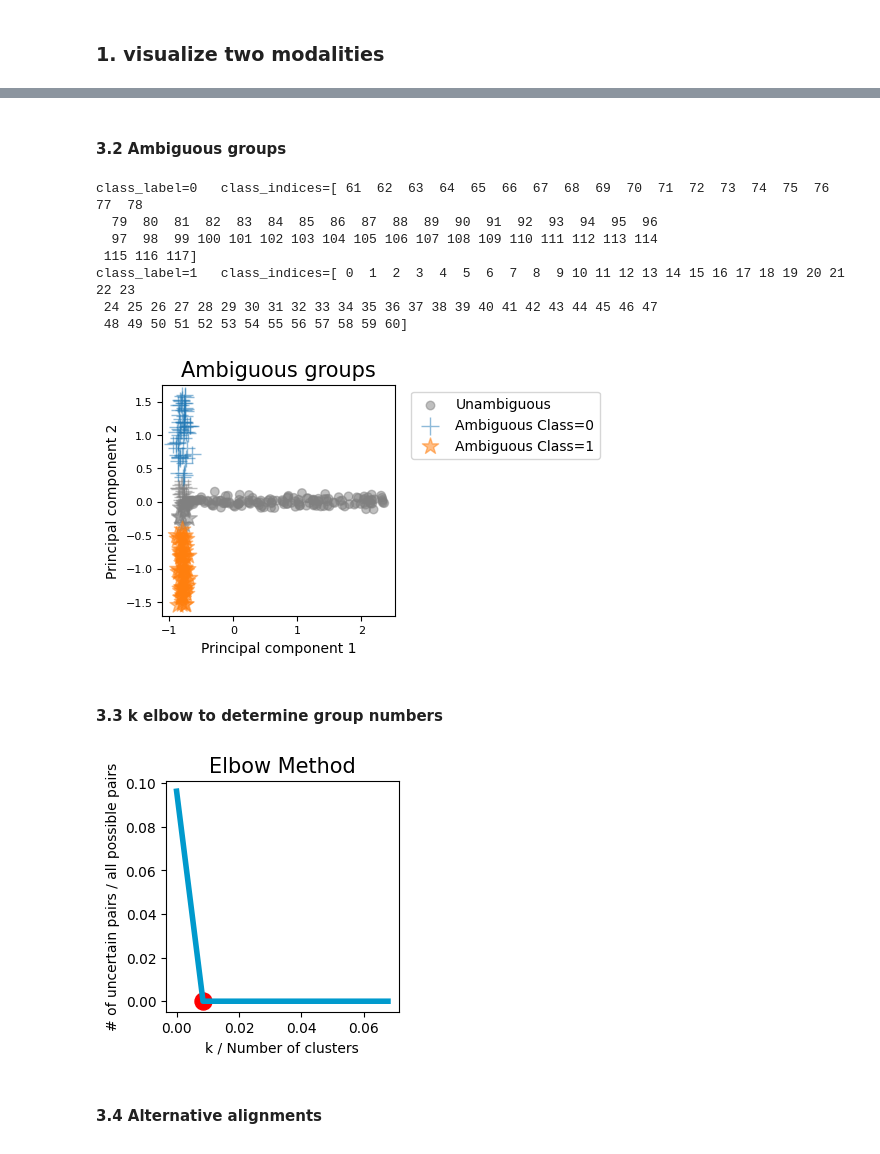
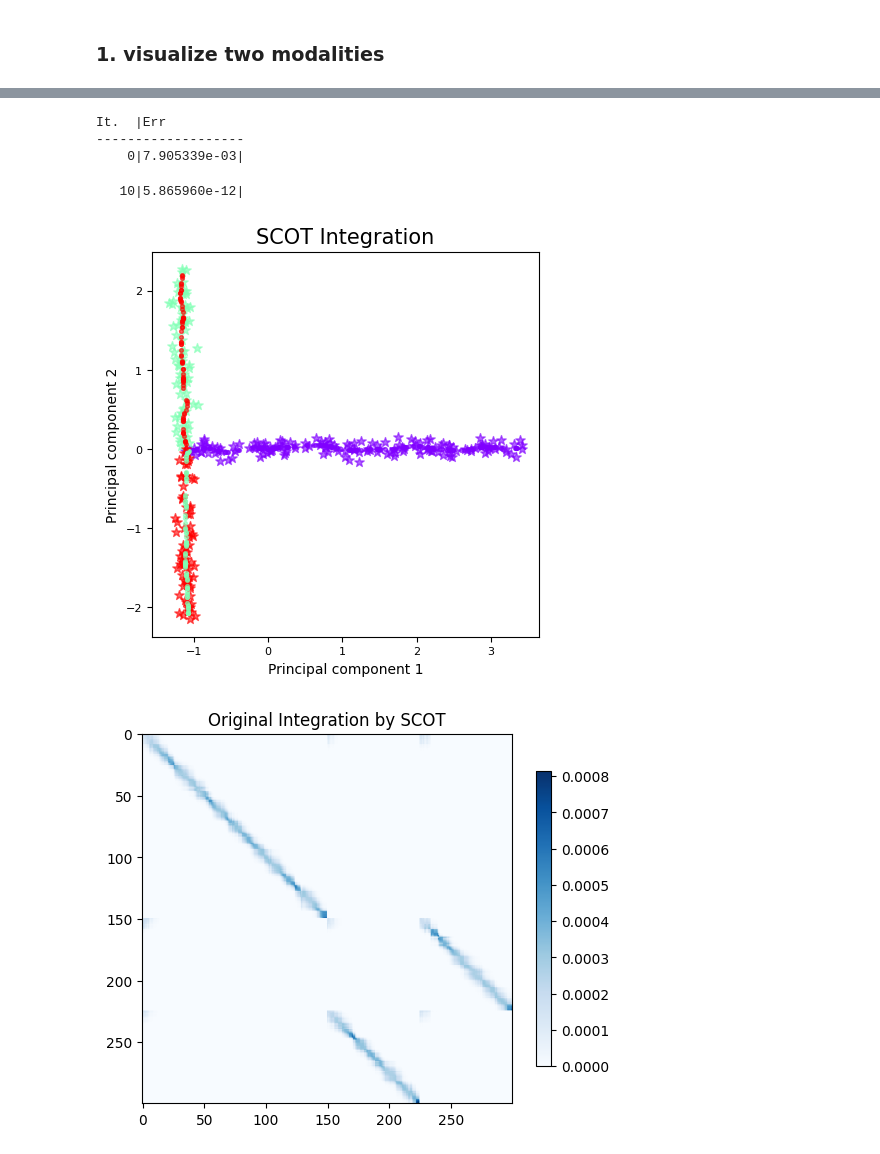
Before and after one commit to batmen-lab/SONATA, a Jupyter notebook: examples/simulation_t_branch.ipynb, the cells around one changed output, grey strips where cells are left out. Drawn from its saved outputs; the diff is of its cells as text; code cells hidden in the pictures.

```diff
--- a/examples/simulation_t_branch.ipynb
+++ b/examples/simulation_t_branch.ipynb
@@ -75,21 +82,13 @@ plt_cannotlink_by_label(data1, sn.ambiguous_nodes, label1, sn.ambiguous_links, s
-# %% [markdown]
-#### 3.2 Ambiguous groups
-# %%
-plt_ambiguous_groups_by_label(data1, sn.ambiguous_nodes, sn.cluster_labels, label1, show=True)
-# %% [output]
-class_label=0   class_indices=[ 61  62  63  64  65  66  67  68  69  70  71  72  73  74  75  76  77  78
-  79  80  81  82  83  84  85  86  87  88  89  90  91  92  93  94  95  96
-  97  98  99 100 101 102 103 104 105 106 107 108 109 110 111 112 113 114
- 115 116 117]
-class_label=1   class_indices=[ 0  1  2  3  4  5  6  7  8  9 10 11 12 13 14 15 16 17 18 19 20 21 22 23
- 24 25 26 27 28 29 30 31 32 33 34 35 36 37 38 39 40 41 42 43 44 45 46 47
- 48 49 50 51 52 53 54 55 56 57 58 59 60]
-[figure, removed]
-# %% [markdown]
-#### 3.3 k elbow to determine group numbers
-# %%
-plt_k_elbow(x_step=sn.K_xstep, yerror=sn.K_yerror, best_k=sn.K, show=True)
-# %% [output]
-[figure, removed]
-# %% [markdown]
-#### 3.4 Alternative alignments
+# %%
+scot = scotv1.SCOT(data1.copy(), data2.copy())
+x_aligned, y_aligned = scot.align(k = params["scot_k"], e=params["scot_e"], mode=params["scot_mode"], metric=params["scot_metric"], normalize=params["norm"])
+mapping = scot.coupling
+plt_mapping_by_labels(x_aligned, y_aligned, label1, label2, title = "SCOT Integration", a = 0.6, show=True)
+plt_heatmap(mapping, title="Original Integration by SCOT", show=True)
+# %% [output]
+It.  |Err
+-------------------
+    0|7.905339e-03|
+   10|5.865960e-12|
+[figure, added]
+[figure, added]
```
Also changed, not shown: parts of 16 cells of this notebook, 14 other files.
